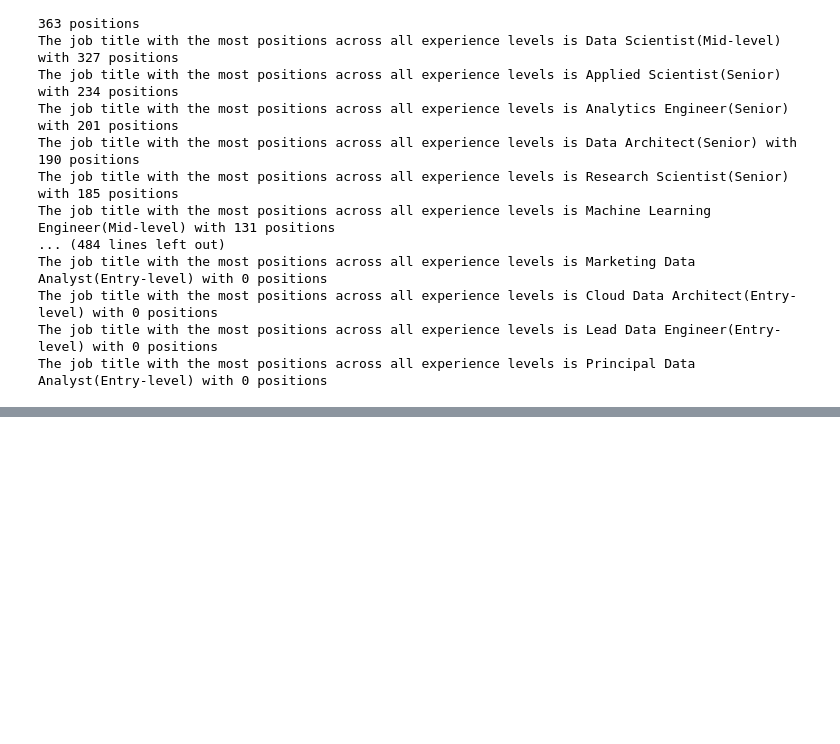
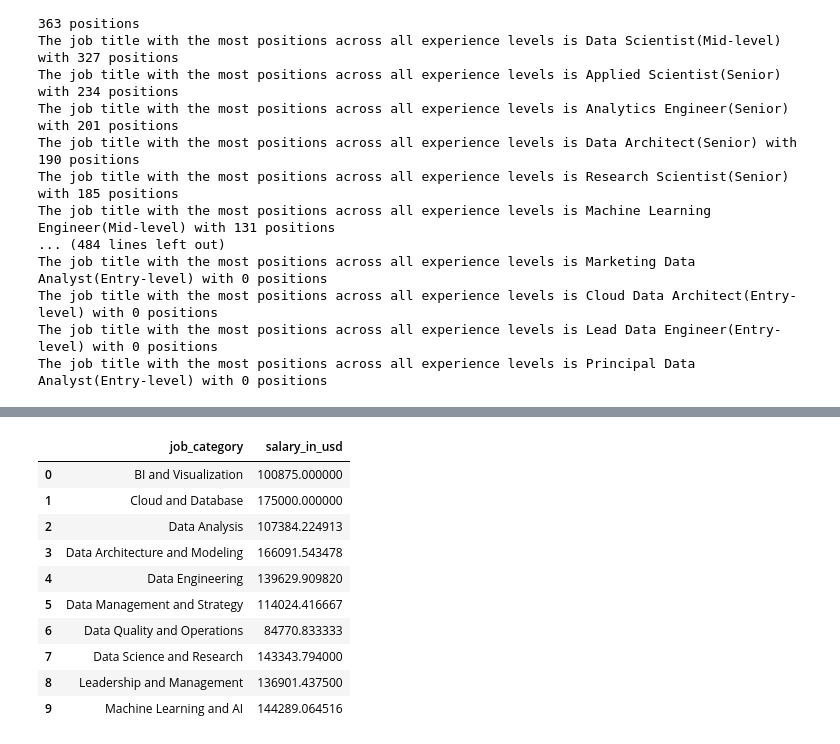
Before and after one commit to MuhammadDanishMirza/Analysis-on-Data-Science-Jobs-salaries, a Jupyter notebook: amalysis_of_data_scientisit_jobs.ipynb, the cells around one changed output, grey strips where cells are left out. Cells and saved outputs as stored; diff of their text form; code cells hidden in the pictures; blank space fills up the shorter version.

```diff
--- a/amalysis_of_data_scientisit_jobs.ipynb
+++ b/amalysis_of_data_scientisit_jobs.ipynb
@@ -1209,0 +1433,15 @@ The job title with the most positions across all experience levels is Principal
+# %%
+c = df[(df["job_category"].notnull())  & (df["work_year"] == 2022)].groupby("job_category")["salary_in_usd"].mean().reset_index()
+c
+# %% [output]
+|  | job_category | salary_in_usd |
+| 0 | BI and Visualization | 100875.000000 |
+| 1 | Cloud and Database | 175000.000000 |
+| 2 | Data Analysis | 107384.224913 |
+| 3 | Data Architecture and Modeling | 166091.543478 |
+| 4 | Data Engineering | 139629.909820 |
+| 5 | Data Management and Strategy | 114024.416667 |
+| 6 | Data Quality and Operations | 84770.833333 |
+| 7 | Data Science and Research | 143343.794000 |
+| 8 | Leadership and Management | 136901.437500 |
+| 9 | Machine Learning and AI | 144289.064516 |
```
Also changed, not shown: parts of 21 cells of this notebook, 1 other file.
